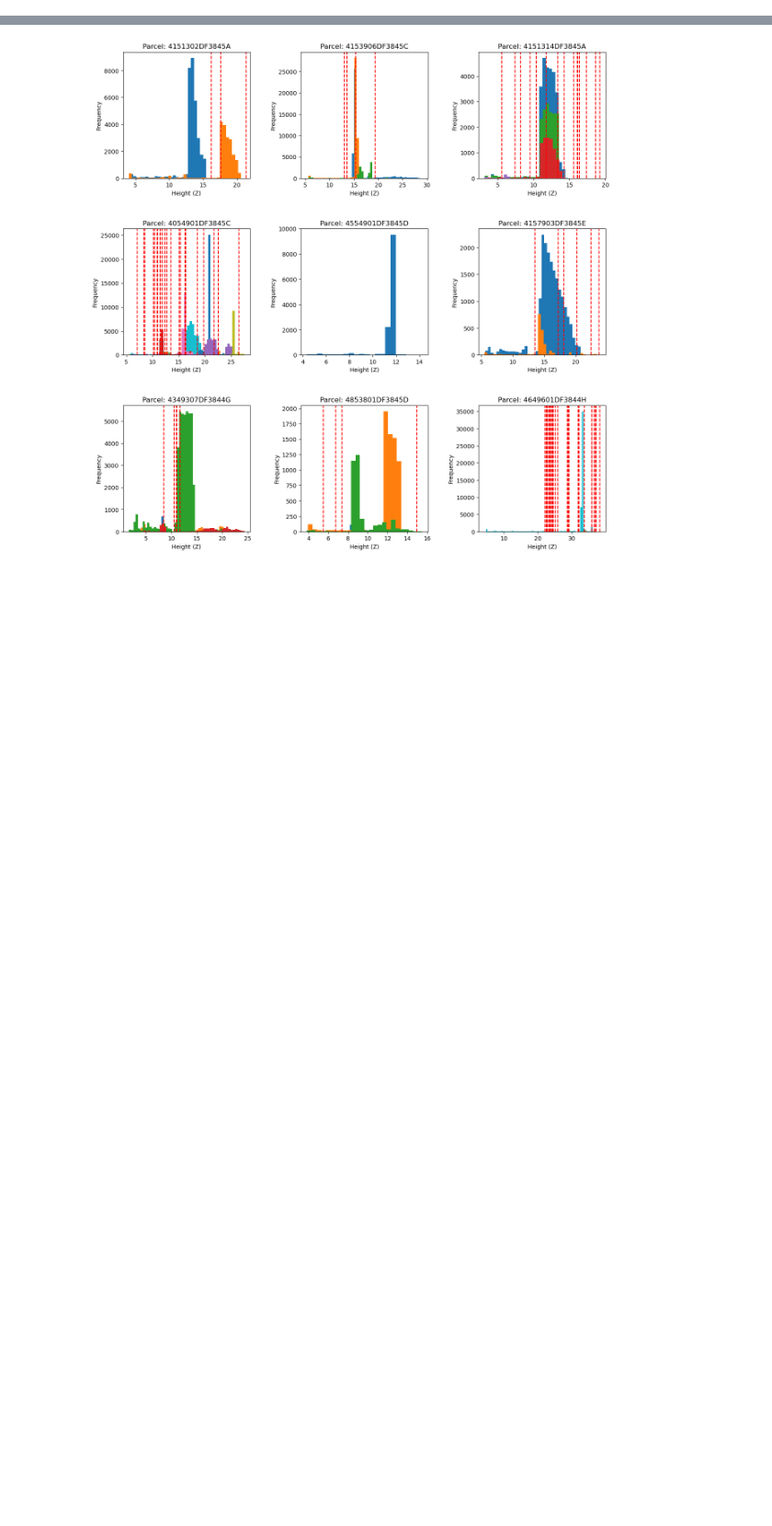
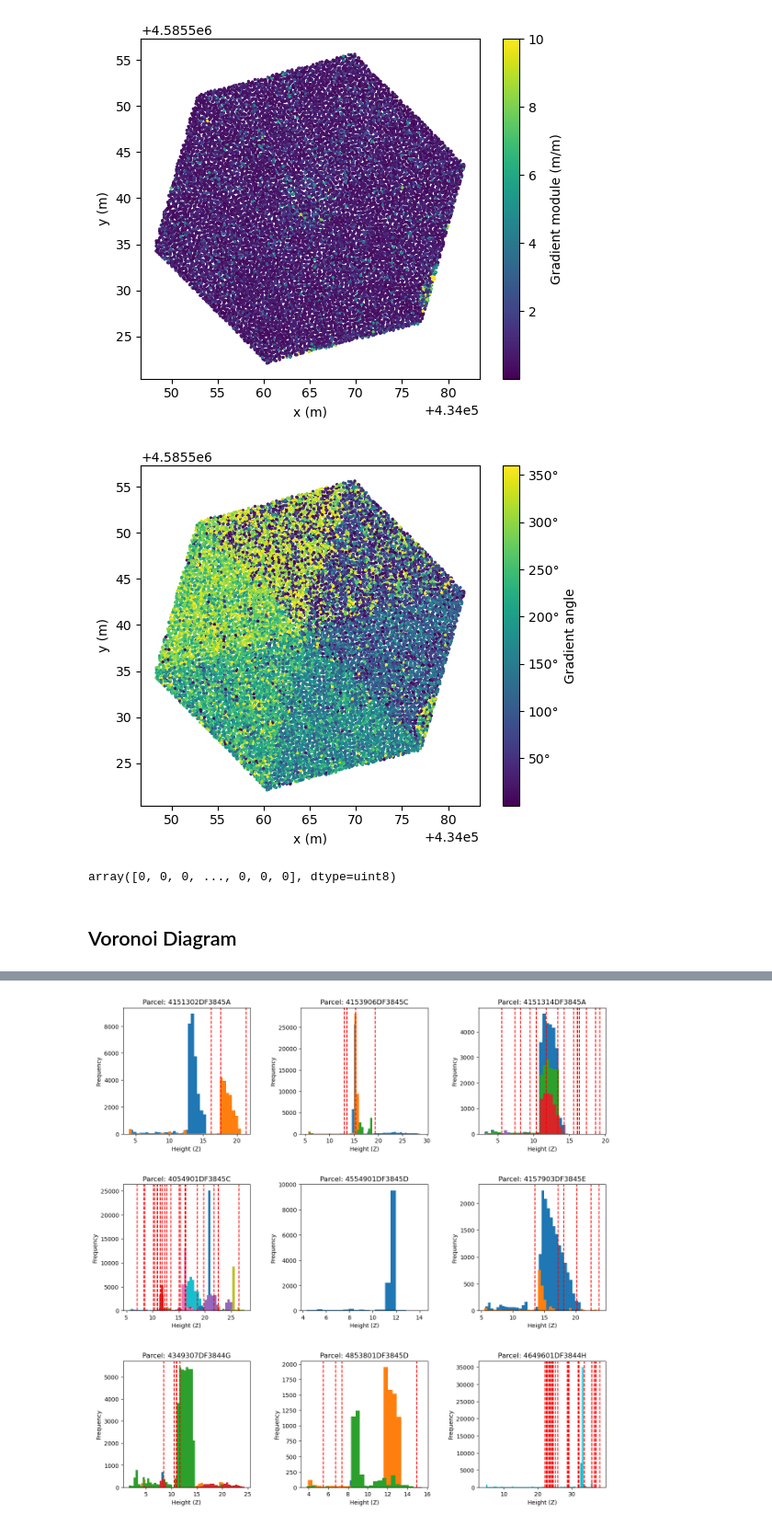
Before and after one commit to BeeGroup-cimne/solar_potencial_estimation_v3, a Jupyter notebook: Scripts/Plane_Identification_Revised/nov22/generateReportImages.ipynb, the cells around one changed output, grey strips where cells are left out. Shown at 92% size. Saved outputs shown, nothing was run; the diff lists cells and outputs as text; code cells hidden in the pictures; blank space fills up the shorter version.

```diff
--- a/Scripts/Plane_Identification_Revised/nov22/generateReportImages.ipynb
+++ b/Scripts/Plane_Identification_Revised/nov22/generateReportImages.ipynb
@@ -9,0 +147,33 @@ import math
+# %%
+
+x = lasDF.x[np.where(lasDF.classification == 1)]
+y = lasDF.y[np.where(lasDF.classification == 1)]
+
+fig, ax = plt.subplots()
+ax.set_xlabel('x (m)')
+ax.set_ylabel('y (m)')
+
+
+scatter = ax.scatter(x, y, c=np.minimum(gradients[:, 0], 10), cmap='viridis', s=2)
+cb = plt.colorbar(scatter)laz_file = constructionFolder + "/Map files/" + construction + ".laz"
+ax.set_ylabel('y (m)')
+
+scatter = ax.scatter(x, y, c=gradients[:,1], cmap='viridis', s=2)
+cb = plt.colorbar(scatter)
+cbar_ticks = cb.ax.get_yticks()  # Get current colorbar ticks
+cb.ax.set_yticklabels([f"{tick:.0f}°" for tick in cbar_ticks])  # Add ° to each tick
+cb.set_label('Gradient angle')
+
+ax.set_aspect("equal", adjustable='box')
+# plt.title("Gradient angle")
+plt.savefig("/home/jaumeasensio/Documents/TFM/Redacció memòria/Figures/Plane Identification/Gradient_Angle.png",bbox_inches='tight')
+plt.show()
+# %% [output]
+[figure, added]
+[figure, added]
+# %%
+lasDF.classification
+# %% [output]
+array([0, 0, 0, ..., 0, 0, 0], dtype=uint8)
+# %% [markdown]
+## Voronoi Diagram
```
Also changed, not shown: parts of 23 cells of this notebook, 6 other files.
